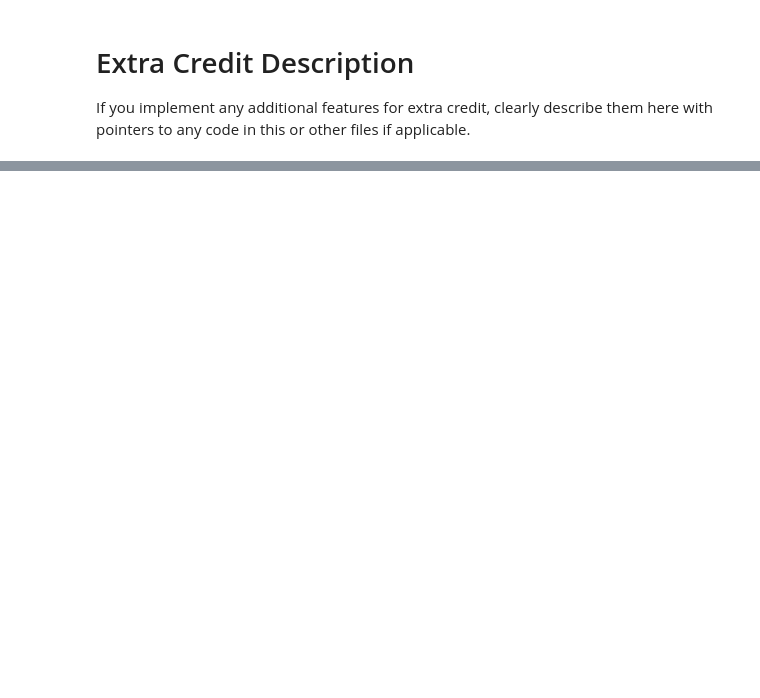
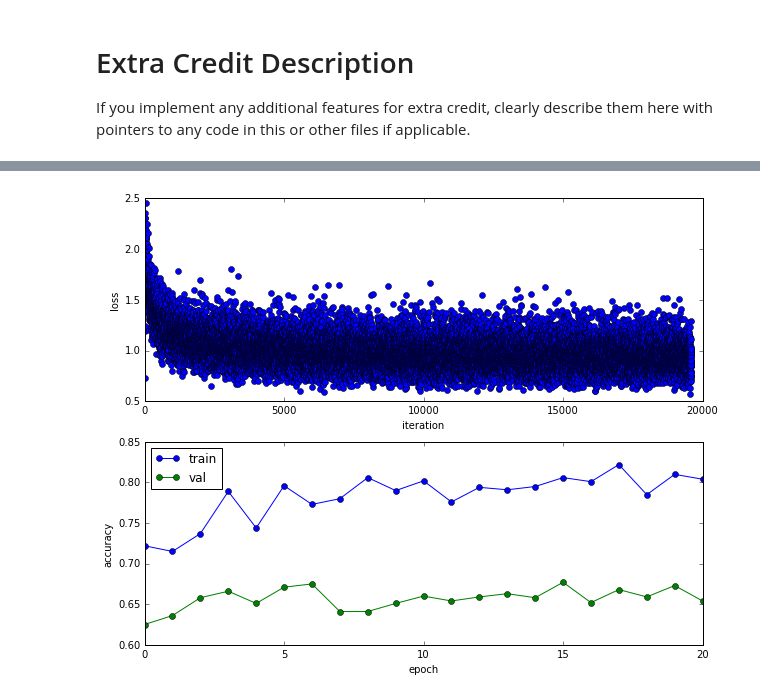
Before and after one commit to xavi1989/cs231n, a Jupyter notebook: assignment2/ConvolutionalNetworks.ipynb, the cells around one changed output, grey strips where cells are left out. Saved outputs shown, nothing was run; the diff lists cells and outputs as text; code cells hidden in the pictures; blank space fills up the shorter version.

```diff
--- a/assignment2/ConvolutionalNetworks.ipynb
+++ b/assignment2/ConvolutionalNetworks.ipynb
@@ -775,3 +834,26 @@ plt.show()
 # %% [markdown]
 # Extra Credit Description
 If you implement any additional features for extra credit, clearly describe them here with pointers to any code in this or other files if applicable.
+# %%
+# continue the above model
+solver = Solver(model, data, num_epochs=20, batch_size=50,
+                 update_rule='adam',
+                 optim_config={
+                  'learning_rate': 5e-3,
+                 },
+                 verbose=True, print_every=100)
+solver.train()
+
+plt.subplot(2, 1, 1)
+plt.plot(solver.loss_history, 'o')
+plt.xlabel('iteration')
+plt.ylabel('loss')
+
+plt.subplot(2, 1, 2)
+plt.plot(solver.train_acc_history, '-o')
+plt.plot(solver.val_acc_history, '-o')
+plt.legend(['train', 'val'], loc='upper left')
+plt.xlabel('epoch')
+plt.ylabel('accuracy')
+plt.show()
+# %% [output]
@@ -777,0 +877 @@ If you implement any additional features for extra credit, clearly describe them
+[figure, added]
```
Also changed, not shown: parts of 5 cells of this notebook, 2 other files.
